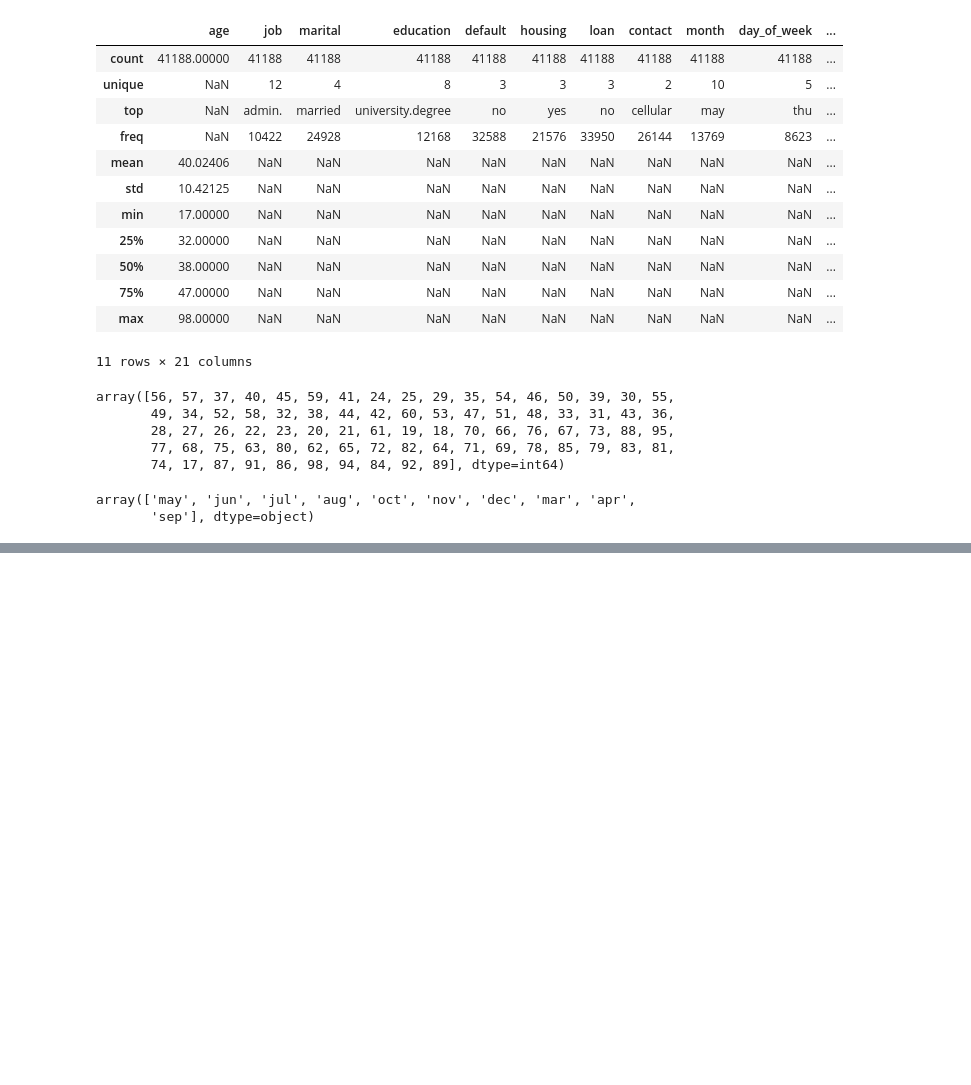
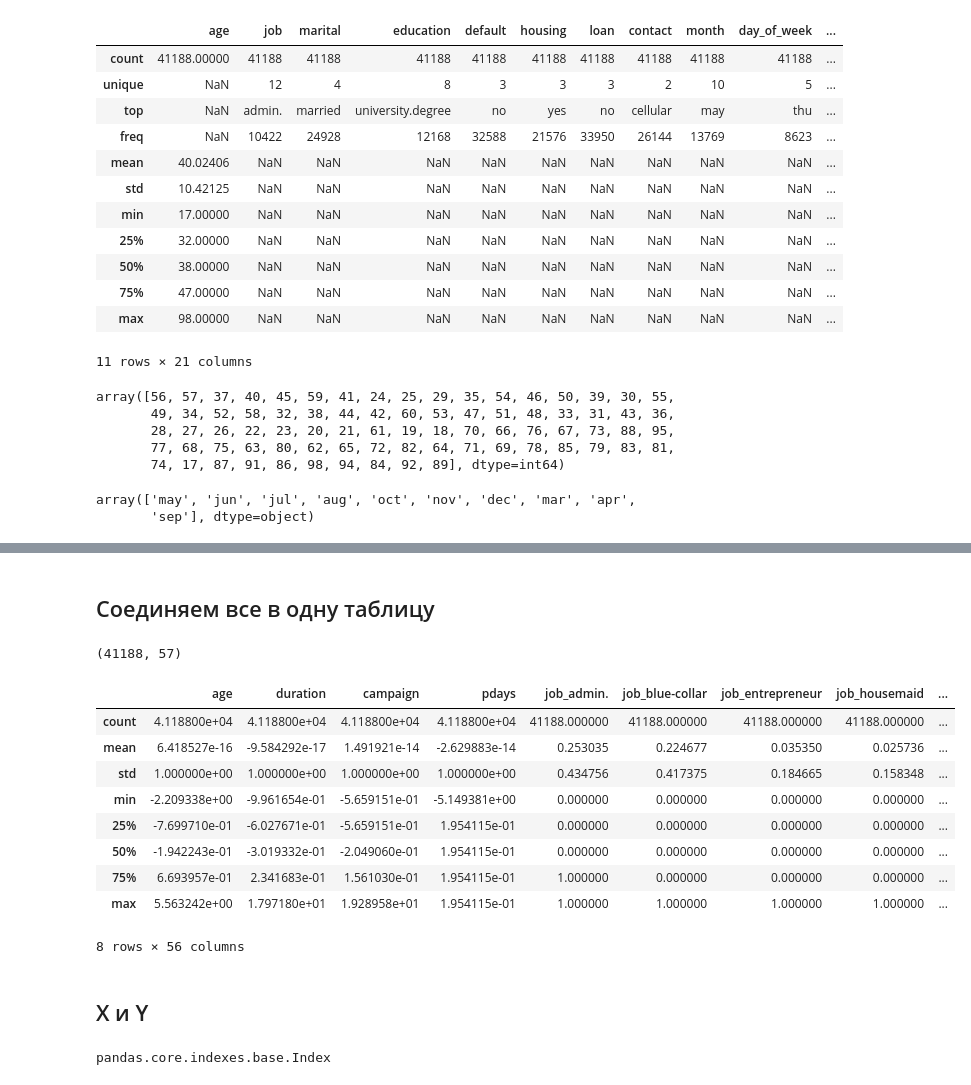
Before and after one commit to Vagik/MachineLearning, a Jupyter notebook: Lab1.ipynb, the cells around one changed output, grey strips where cells are left out. Cells and saved outputs as stored; diff of their text form; code cells hidden in the pictures; blank space fills up the shorter version.

```diff
--- a/Lab1.ipynb
+++ b/Lab1.ipynb
@@ -308,0 +531,3 @@ for name in data['education'].unique():
+# %%
+data_nonbinary = pd.get_dummies(data[nonbinary_columns])
+print(data_nonbinary.columns)
@@ -308,0 +552,3 @@ for name in data['education'].unique():
+# %%
+data_numerical = data[numerical_columns]
+data_numerical.describe()
@@ -308,0 +565,3 @@ for name in data['education'].unique():
+# %%
+data_numerical = (data_numerical - data_numerical.mean(axis = 0))/data_numerical.std(axis = 0)
+data_numerical.describe()
@@ -308,0 +578,22 @@ for name in data['education'].unique():
+# %% [markdown]
+## Соединяем все в одну таблицу
+# %%
+data = pd.concat((data_numerical, data_nonbinary, data[binary_columns]), axis = 1)
+print(data.shape)
+# %% [output]
+(41188, 57)
+# %%
+data.describe()
+# %% [output]
+|  | age | duration | campaign | pdays | job_admin. | job_blue-collar | job_entrepreneur | job_housemaid | ... |
+| count | 4.118800e+04 | 4.118800e+04 | 4.118800e+04 | 4.118800e+04 | 41188.000000 | 41188.000000 | 41188.000000 | 41188.000000 | ... |
+| mean | 6.418527e-16 | -9.584292e-17 | 1.491921e-14 | -2.629883e-14 | 0.253035 | 0.224677 | 0.035350 | 0.025736 | ... |
+| std | 1.000000e+00 | 1.000000e+00 | 1.000000e+00 | 1.000000e+00 | 0.434756 | 0.417375 | 0.184665 | 0.158348 | ... |
+| min | -2.209338e+00 | -9.961654e-01 | -5.659151e-01 | -5.149381e+00 | 0.000000 | 0.000000 | 0.000000 | 0.000000 | ... |
+| 25% | -7.699710e-01 | -6.027671e-01 | -5.659151e-01 | 1.954115e-01 | 0.000000 | 0.000000 | 0.000000 | 0.000000 | ... |
+| 50% | -1.942243e-01 | -3.019332e-01 | -2.049060e-01 | 1.954115e-01 | 0.000000 | 0.000000 | 0.000000 | 0.000000 | ... |
+| 75% | 6.693957e-01 | 2.341683e-01 | 1.561030e-01 | 1.954115e-01 | 1.000000 | 0.000000 | 0.000000 | 0.000000 | ... |
+| max | 5.563242e+00 | 1.797180e+01 | 1.928958e+01 | 1.954115e-01 | 1.000000 | 1.000000 | 1.000000 | 1.000000 | ... |
+8 rows × 56 columns
+# %% [markdown]
+## X и Y
@@ -308,0 +604,4 @@ for name in data['education'].unique():
+# %%
+type(feature_names)
+# %% [output]
+pandas.core.indexes.base.Index
```
Also changed, not shown: parts of 48 cells of this notebook.
